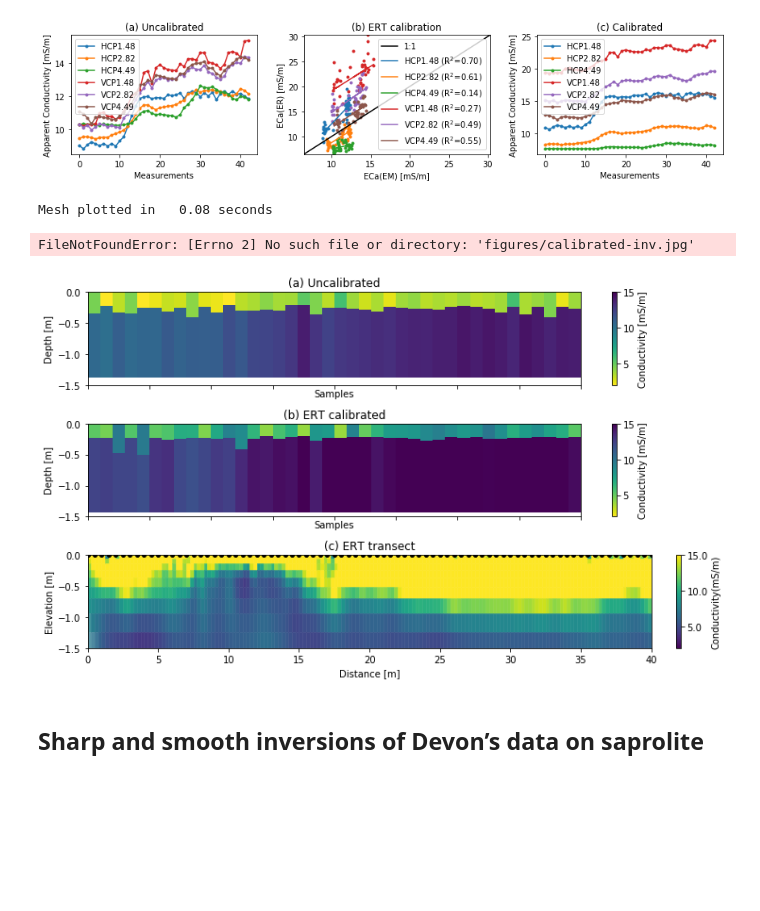
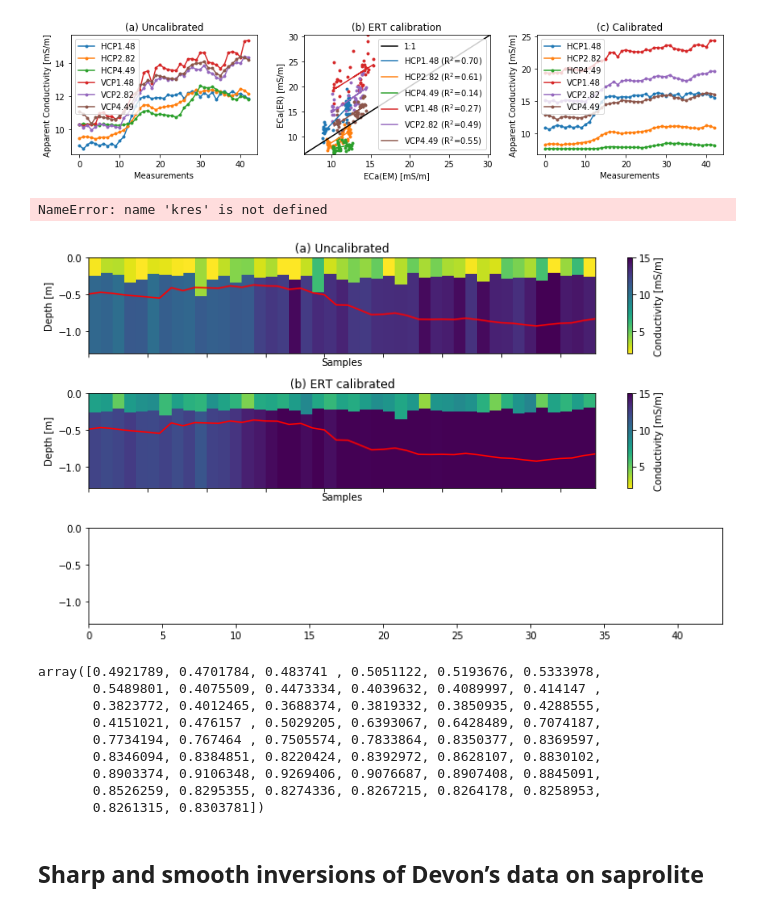
Before and after one commit to hkexgroup/emagpy, a Jupyter notebook: src/em-paper.ipynb, the cells around one changed output. Cells and saved outputs as stored; diff of their text form; code cells hidden in the pictures; blank space fills up the shorter version.

```diff
--- a/src/em-paper.ipynb
+++ b/src/em-paper.ipynb
@@ -290,22 +287,38 @@ VCP4.49: ECa(ERT) = 1.01 * ECa(EMI) + 1.65 (R^2=0.55)
 [figure]
 # %%
 fig, axs = plt.subplots(3, 1, sharey=True, sharex=True, figsize=(10,6))
+peatdepths = pd.read_csv(datadir + 'boxford-calib/peat depth.dat', sep="\t")
+peatdepths.values[:,1]
 ax = axs[0]
 k1.showResults(ax=ax, vmin=2, vmax=15)
+ax.plot(-peatdepths.values[:,1], 'r-')
 ax.set_title('(a) Uncalibrated')
 ax = axs[1]
 k2.showResults(ax=ax, vmin=2, vmax=15)
+ax.plot(-peatdepths.values[:,1], 'r-')
 ax.set_title('(b) ERT calibrated')
 ax = axs[2]
 kres.showResults(ax=ax, contour=False, attr='Conductivity(mS/m)', zlim=[-1.5, 0], vmin=2, vmax=15)
 ax.set_title('(c) ERT transect')
+ax.plot(-peatdepths.values[:,1], 'r-')
 ax.set_xlim([0, 40])
 ax.set_aspect('auto')
 fig.savefig(outputdir + 'calibrated-inv.jpg', dpi=500)
 # %% [output]
-Mesh plotted in   0.08 seconds
+NameError: name 'kres' is not defined
-FileNotFoundError: [Errno 2] No such file or directory: 'figures/calibrated-inv.jpg'
-[figure, old version]
+[figure, new version]
+# %%
+peatdepths.values[:,1]
+# %% [output]
+array([0.4921789, 0.4701784, 0.483741 , 0.5051122, 0.5193676, 0.5333978,
+       0.5489801, 0.4075509, 0.4473334, 0.4039632, 0.4089997, 0.414147 ,
+       0.3823772, 0.4012465, 0.3688374, 0.3819332, 0.3850935, 0.4288555,
+       0.4151021, 0.476157 , 0.5029205, 0.6393067, 0.6428489, 0.7074187,
+       0.7734194, 0.767464 , 0.7505574, 0.7833864, 0.8350377, 0.8369597,
+       0.8346094, 0.8384851, 0.8220424, 0.8392972, 0.8628107, 0.8830102,
+       0.8903374, 0.9106348, 0.9269406, 0.9076687, 0.8907408, 0.8845091,
+       0.8526259, 0.8295355, 0.8274336, 0.8267215, 0.8264178, 0.8258953,
+       0.8261315, 0.8303781])
 # %% [markdown]
 ## Sharp and smooth inversions of Devon’s data on saprolite
 # %%
```
Also changed, not shown: parts of 5 cells of this notebook, 6 other files.
